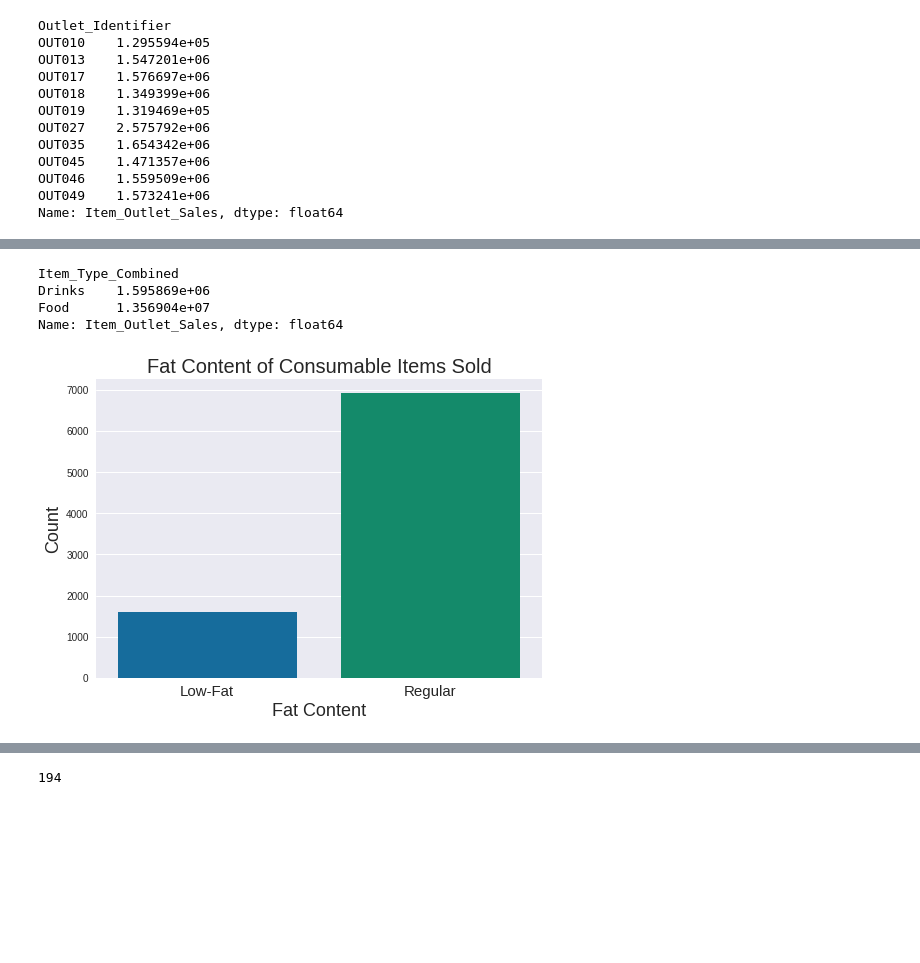
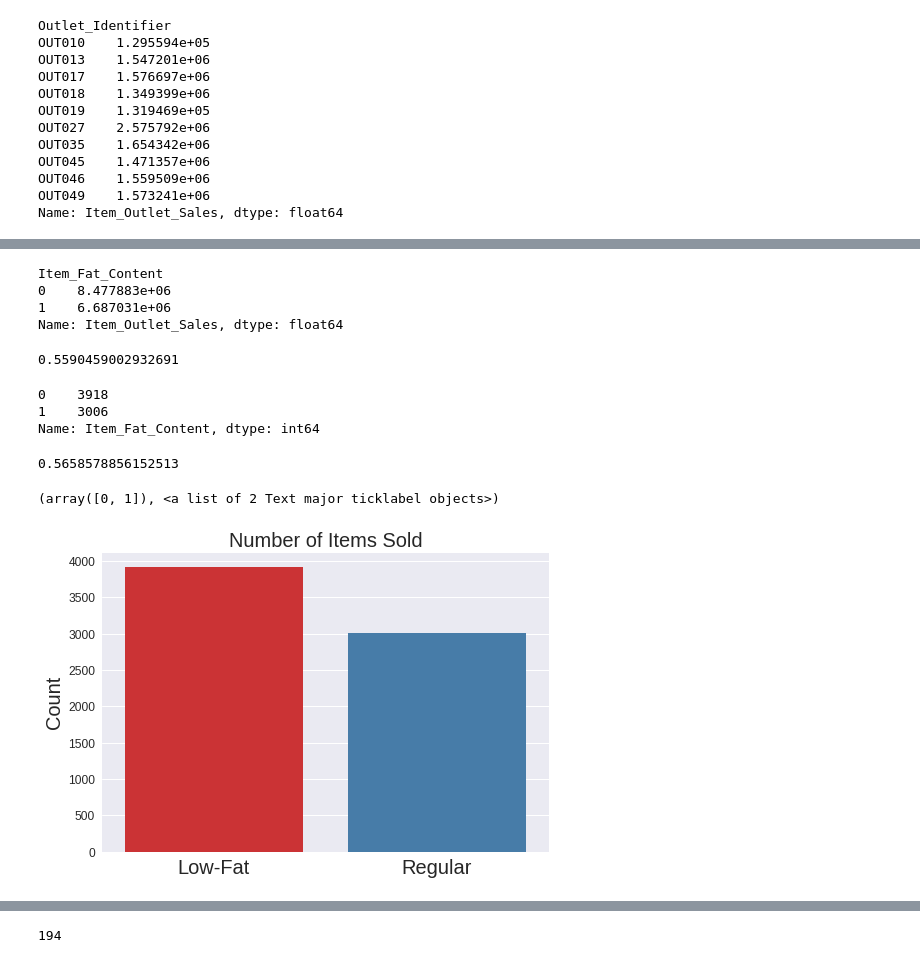
Before and after one commit to janaeam/food-sales-predictions, a Jupyter notebook: Data_Cleaning.ipynb, the cells around one changed output, grey strips where cells are left out. Cells and saved outputs as stored; diff of their text form; code cells hidden in the pictures; blank space fills up the shorter version.

```diff
--- a/Data_Cleaning.ipynb
+++ b/Data_Cleaning.ipynb
@@ -758,0 +945,14 @@ False
+# %%
+import matplotlib.pyplot as plt
+import seaborn as sns
+
+plt.style.use('seaborn')
+Sales_byLoc = spd.pivot_table(index='Outlet_Location_Type',
+                 values='Item_Outlet_Sales',aggfunc=lambda x:x.sum())
+Sales_byLoc.plot(kind='bar',figsize=(8,5), colormap='PuBu_r', width=.8)
+plt.xlabel('Outlet Location Tier', fontsize=16)
+plt.ylabel('Total Sales', fontsize=16)
+plt.title('Sales by Location', fontsize=20)
+plt.xticks(rotation=0)
+plt.grid(axis='x')
+plt.ticklabel_format(style='Plain', axis='y')
@@ -1050,0 +1144,6 @@ mod_sales.loc[:,:].hist(bins=25,
+# %%
+plt.style.use('ggplot')
+mod_sales['Item_Outlet_Sales'].hist(bins=25, edgecolor='black')
+plt.title('Outlet Sales', fontsize=20)
+plt.xlabel('Items Sold', fontsize=16)
+plt.ylabel('Sales Price of Items Sold', fontsize=16);
@@ -1792,21 +1926,39 @@ plt.legend(facecolor='gray', fontsize='medium');
 # %%
-consumables = df['Item_Type_Combined'] != 'Non-Consumable'
+consumables = sales['Item_Type_Combined'] != 'Non-Consumable'
 # %%
-conSales = df[consumables].groupby(['Item_Type_Combined'])['Item_Outlet_Sales'].sum()
+conSales = sales[consumables].groupby(['Item_Fat_Content'])['Item_Outlet_Sales'].sum()
 conSales
 # %% [output]
-Item_Type_Combined
-Drinks    1.595869e+06
-Food      1.356904e+07
+Item_Fat_Content
+0    8.477883e+06
+1    6.687031e+06
 Name: Item_Outlet_Sales, dtype: float64
+# %%
+8.477883e+06/15164914.0
+# %% [output]
+0.5590459002932691
+# %%
+consumablesFC = sales.loc[consumables, 'Item_Fat_Content']
+consumablesFC.value_counts()
+# %% [output]
+0    3918
+1    3006
+Name: Item_Fat_Content, dtype: int64
+# %%
+3918/6924
+# %% [output]
+0.5658578856152513
 # %%
-sns.countplot(consumables);
+sns.countplot(consumablesFC, palette= 'Set1')
 plt.xticks([0,1], ['Low-Fat', 'Regular'], fontsize=15);
-plt.title('Fat Content of Consumable Items Sold', fontsize=20)
-plt.ylabel('Count', fontsize=18)
-plt.xlabel('Fat Content', fontsize=18);
+plt.title('Number of Items Sold', fontsize=20)
+plt.ylabel('Count', fontsize=20)
+plt.xlabel(None)
+plt.yticks(fontsize=12)
+plt.xticks(fontsize=20)
 # %% [output]
+(array([0, 1]), <a list of 2 Text major ticklabel objects>)
-[figure, old version]
+[figure, new version]
 # %%
 from matplotlib.ticker import ScalarFormatter
 
```
Also changed, not shown: parts of 70 cells of this notebook.
